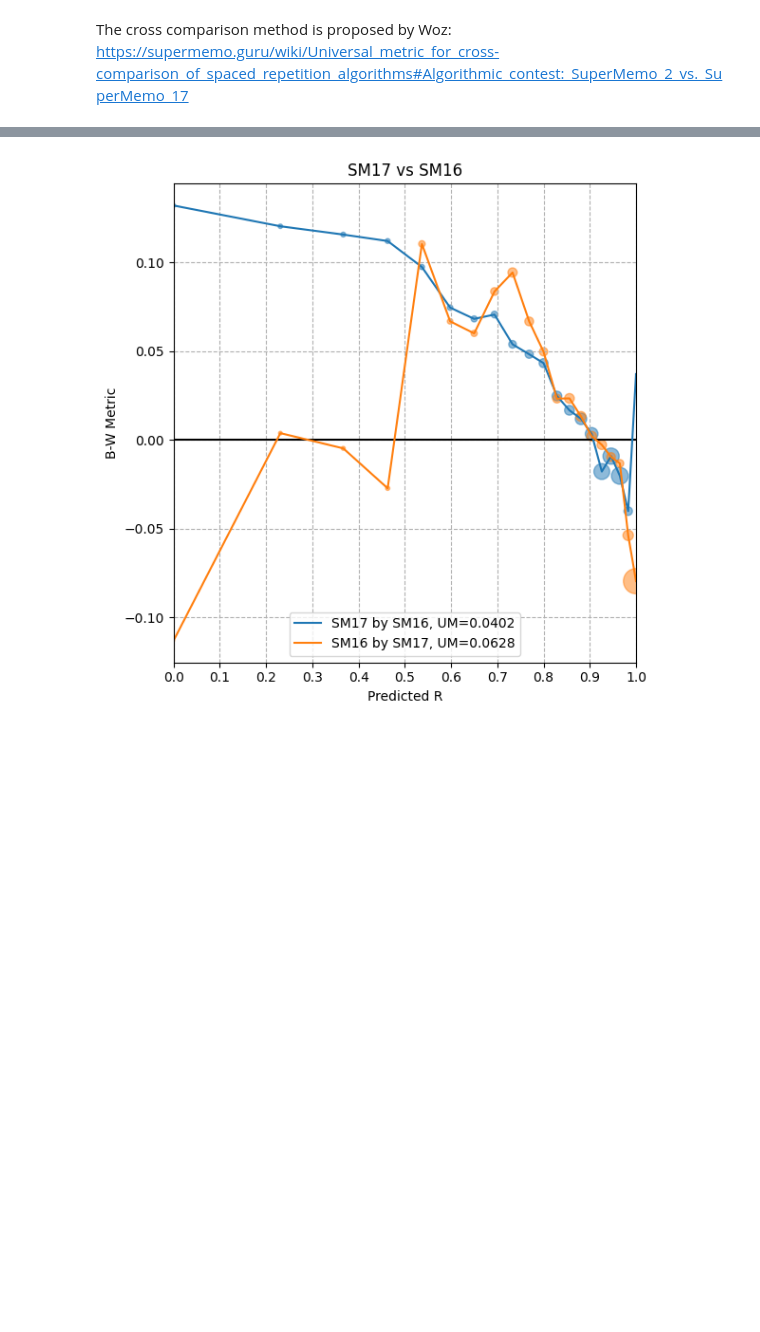
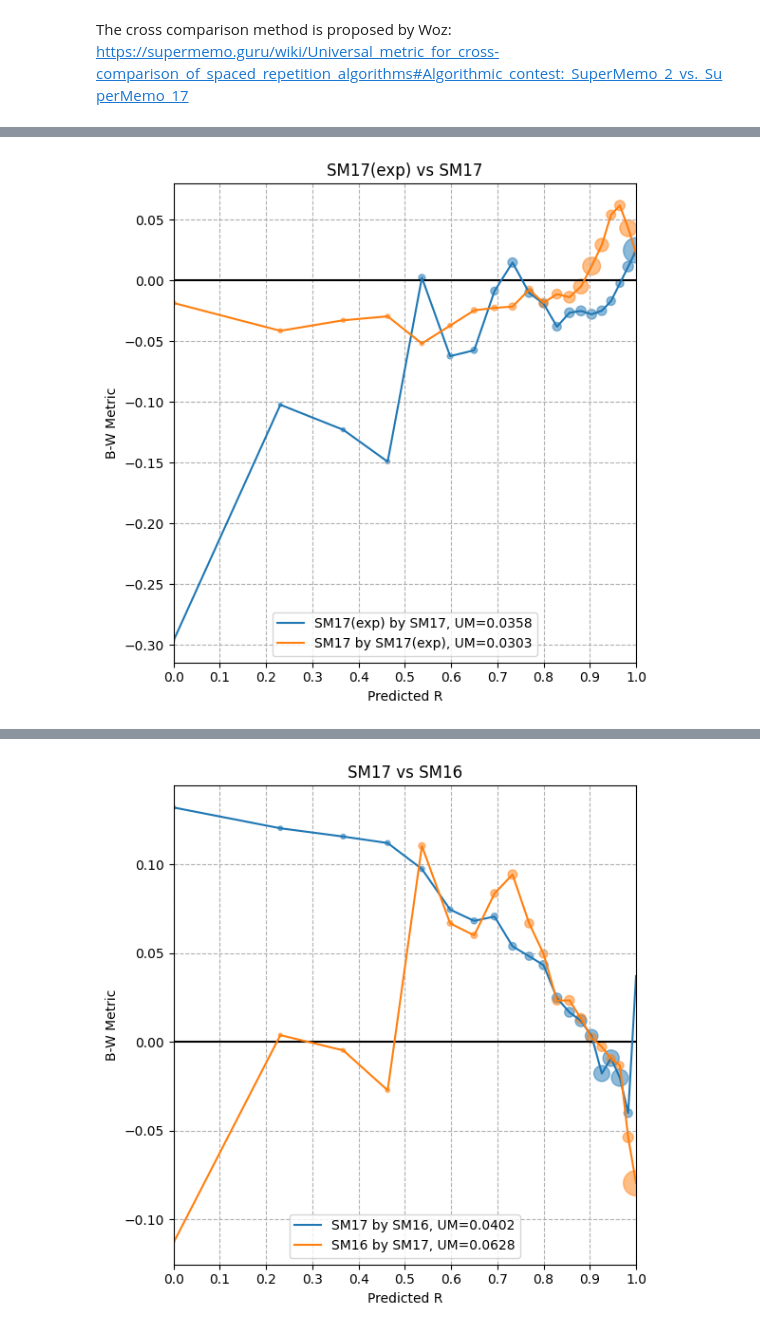
Before and after one commit to open-spaced-repetition/fsrs-vs-sm17, a Jupyter notebook: cross-comparison.ipynb, the cells around one changed output, grey strips where cells are left out. Drawn from its saved outputs; the diff is of its cells as text; code cells hidden in the pictures; blank space fills up the shorter version.

```diff
--- a/cross-comparison.ipynb
+++ b/cross-comparison.ipynb
@@ -94,0 +107,5 @@ cross_comparison(df, "FSRS-6", "SM17")
+# %%
+print(f"SM17 log loss: {log_loss(df['y'], df['R (SM17)']):.4f}")
+print(f"SM17(exp) log loss: {log_loss(df['y'], df['R (SM17(exp))']):.4f}")
+cross_comparison(df, "SM17", "SM17(exp)")
+# %% [output]
@@ -95,3 +114,4 @@ cross_comparison(df, "FSRS-6", "SM17")
+[figure, added]
 # %%
 cross_comparison(df, "FSRS-6", "FSRSv3")
 # %% [output]
```
Also changed, not shown: parts of 8 cells of this notebook.
